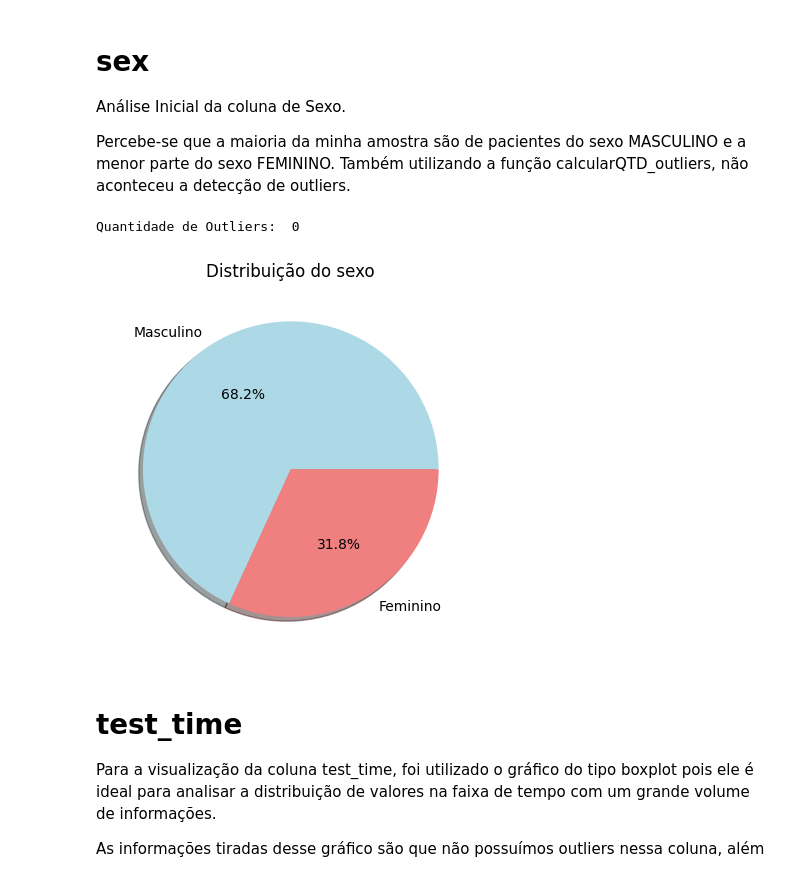
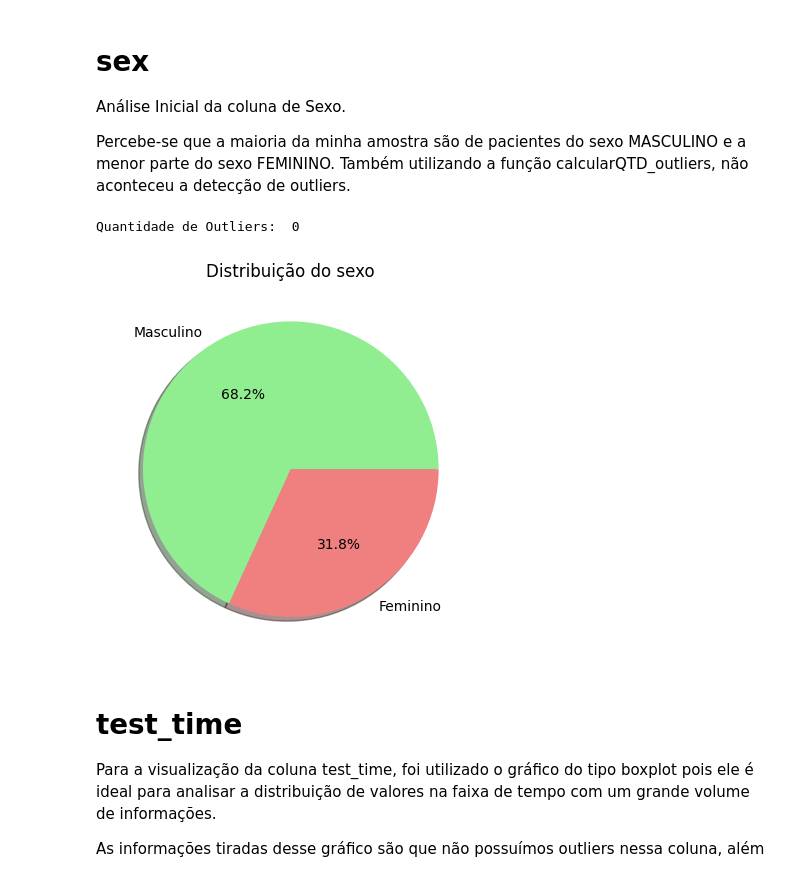
Before and after one commit to KacioSilva/ProjetoAM, a Jupyter notebook: Prova_AM.ipynb, the cells around one changed output. Cells and saved outputs as stored; diff of their text form; code cells hidden in the pictures.

```diff
--- a/Prova_AM.ipynb
+++ b/Prova_AM.ipynb
@@ -379,17 +369,17 @@ Análise Inicial da coluna de Sexo.
 # %%
 %matplotlib inline
 
 colunaSexo = df['sex'].value_counts()
-cores = ['lightblue', 'lightcoral']
+cores = ['lightgreen', 'lightcoral']
 labels = ['Masculino', 'Feminino']
 
 plt.pie(colunaSexo, colors=cores, labels=labels, autopct='%1.1f%%', shadow=True)
 plt.title('Distribuição do sexo')
 
 print("Quantidade de Outliers: ", calcularQTD_outliers('sex', df))
 # %% [output]
 Quantidade de Outliers:  0
-[figure, old version]
+[figure, new version]
 # %% [markdown]
 # test_time
 Para a visualização da coluna test_time, foi utilizado o gráfico do tipo boxplot pois ele é ideal para analisar a distribuição de valores na faixa de tempo com um grande volume de informações.
```
Also changed, not shown: parts of 2 cells of this notebook.
